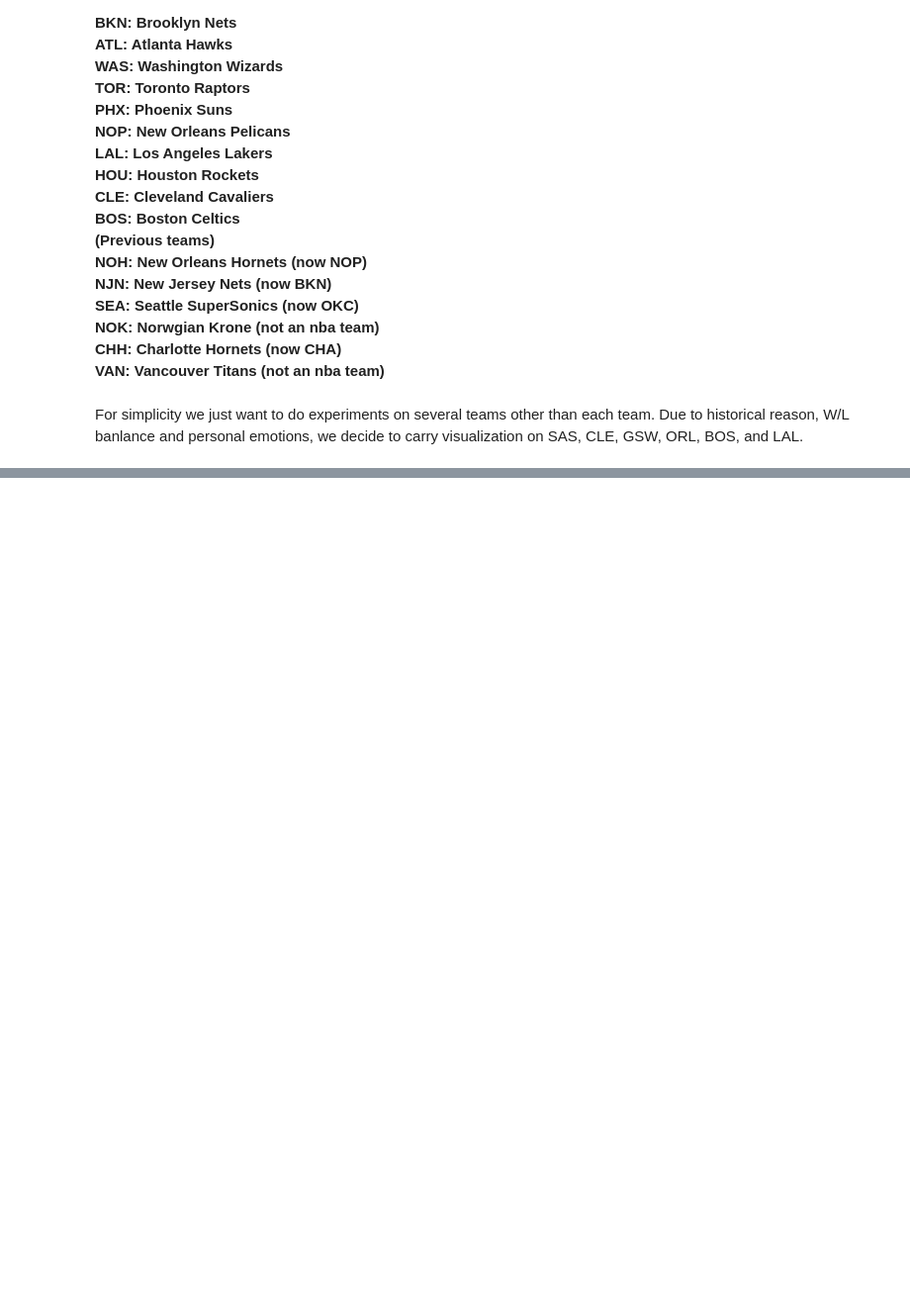
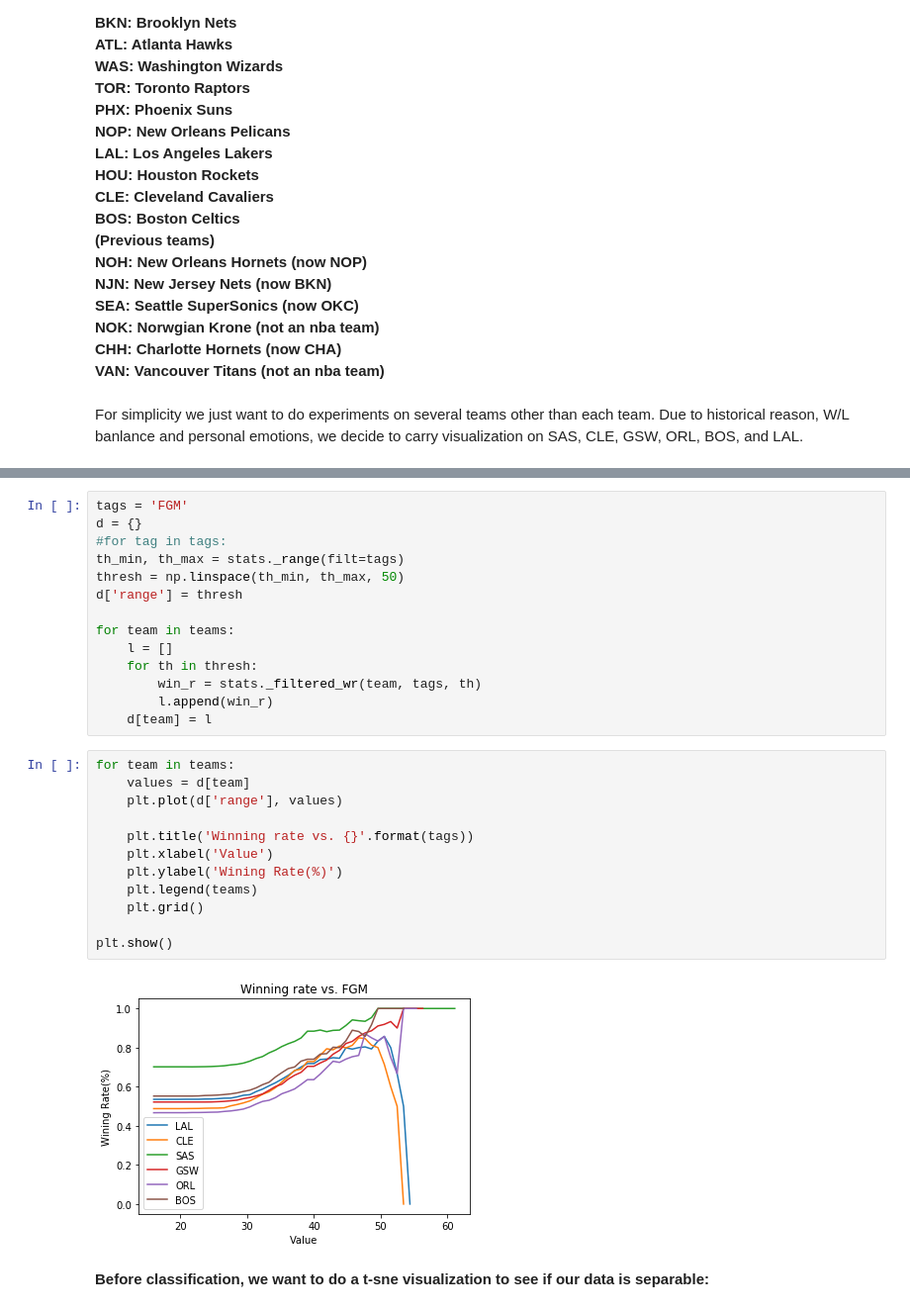
Before and after one commit to keyitotallyojbk/NBA_statistics_pred, a Jupyter notebook: visulization.ipynb, the cells around one changed output, grey strips where cells are left out. Shown at 99% size. Cells and saved outputs as stored; diff of their text form; blank space fills up the shorter version.

```diff
--- a/visulization.ipynb
+++ b/visulization.ipynb
@@ -155,0 +192,30 @@ stats.plot_multiple(['LAC', 'BOS', 'LAL'])
+# %%
+tags = 'FGM'
+d = {}
+#for tag in tags:
+th_min, th_max = stats._range(filt=tags)
+thresh = np.linspace(th_min, th_max, 50)
+d['range'] = thresh
+
+for team in teams:
+    l = []
+    for th in thresh:
+        win_r = stats._filtered_wr(team, tags, th)
+        l.append(win_r)
+    d[team] = l
+# %%
+for team in teams:
+    values = d[team]
+    plt.plot(d['range'], values)
+
+    plt.title('Winning rate vs. {}'.format(tags))
+    plt.xlabel('Value')
+    plt.ylabel('Wining Rate(%)')
+    plt.legend(teams)
+    plt.grid()
+
+plt.show()
+# %% [output]
+[figure, added]
+# %% [markdown]
+**Before classification, we want to do a t-sne visualization to see if our data is separable:**
```
Also changed, not shown: parts of 7 cells of this notebook, 4 other files.
